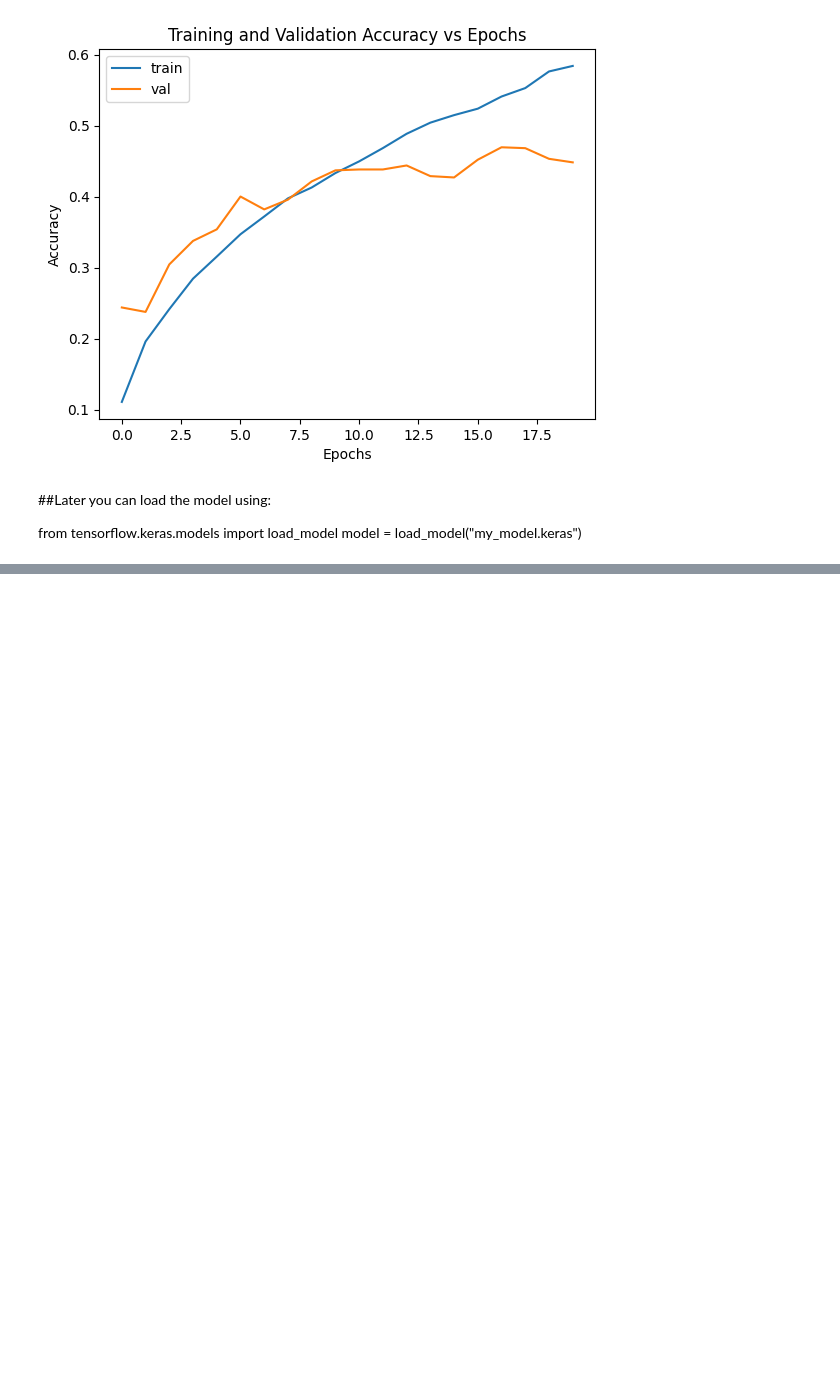
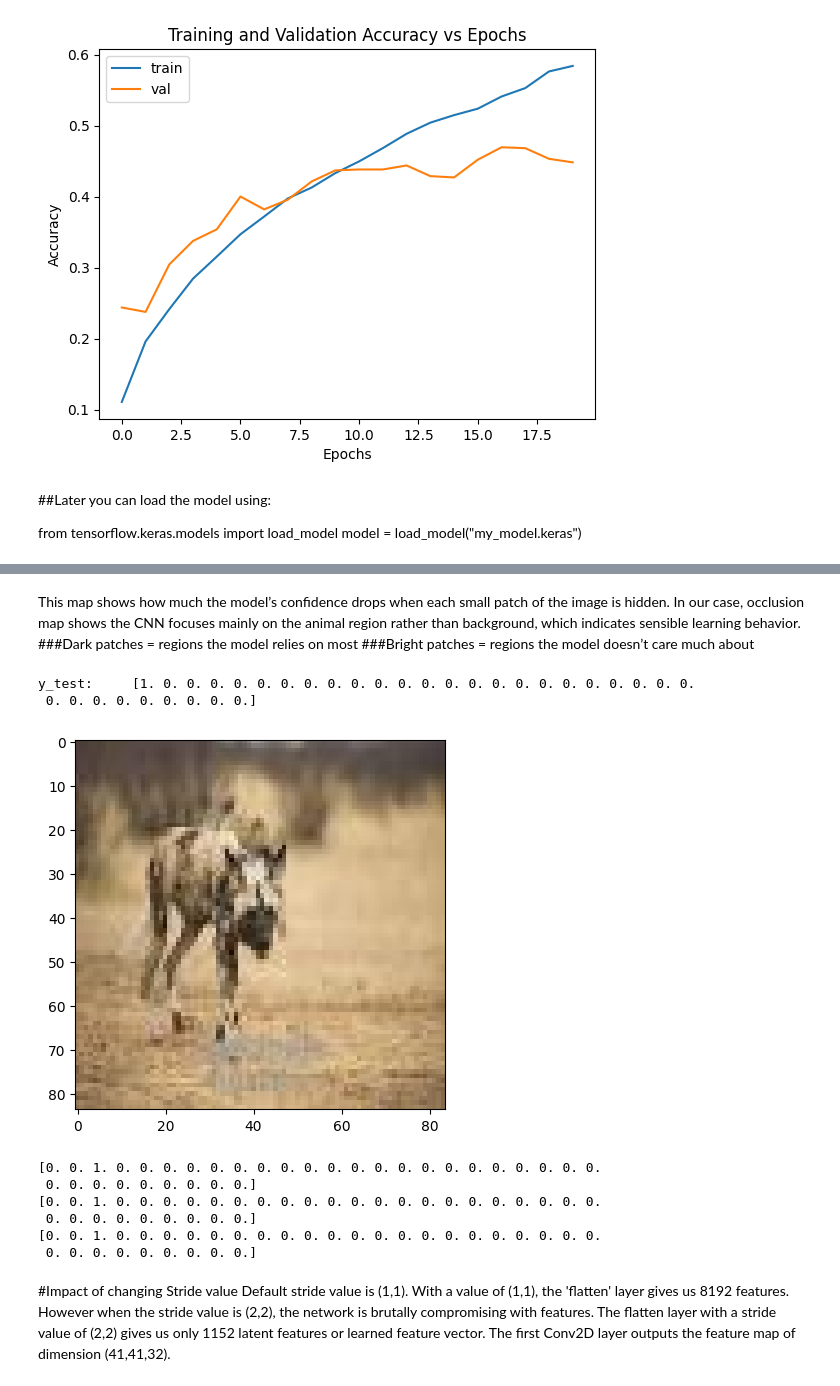
Before and after one commit to ranjan1975/IIT-Delhi-AI-ML-Course, a Jupyter notebook: Sharma_Ranjan_Module4Prpoject.ipynb, the cells around one changed output, grey strips where cells are left out. Cells and saved outputs as stored; diff of their text form; code cells hidden in the pictures; blank space fills up the shorter version.

```diff
--- a/Sharma_Ranjan_Module4Prpoject.ipynb
+++ b/Sharma_Ranjan_Module4Prpoject.ipynb
@@ -275,0 +405,31 @@ model = load_model("my_model.keras")
+# %% [markdown]
+This map shows how much the model’s confidence drops when each small patch of the image is hidden.
+In our case, occlusion map shows the CNN focuses mainly on the animal region rather than background, which indicates sensible learning behavior.
+###Dark patches = regions the model relies on most
+###Bright patches = regions the model doesn’t care much about
+# %%
+plt.imshow(x_test[13])
+print('y_test:    ',y_test[13])
+#idx_to_class[1]
+# %% [output]
+y_test:     [1. 0. 0. 0. 0. 0. 0. 0. 0. 0. 0. 0. 0. 0. 0. 0. 0. 0. 0. 0. 0. 0. 0. 0.
+ 0. 0. 0. 0. 0. 0. 0. 0. 0.]
+[figure, added]
+# %%
+print(y_test[0])
+print(y_test[5])
+print(y_test[20])
+# %% [output]
+[0. 0. 1. 0. 0. 0. 0. 0. 0. 0. 0. 0. 0. 0. 0. 0. 0. 0. 0. 0. 0. 0. 0. 0.
+ 0. 0. 0. 0. 0. 0. 0. 0. 0.]
+[0. 0. 1. 0. 0. 0. 0. 0. 0. 0. 0. 0. 0. 0. 0. 0. 0. 0. 0. 0. 0. 0. 0. 0.
+ 0. 0. 0. 0. 0. 0. 0. 0. 0.]
+[0. 0. 1. 0. 0. 0. 0. 0. 0. 0. 0. 0. 0. 0. 0. 0. 0. 0. 0. 0. 0. 0. 0. 0.
+ 0. 0. 0. 0. 0. 0. 0. 0. 0.]
+# %% [markdown]
+#Impact of changing Stride value
+Default stride value is (1,1). With a value of (1,1), the 'flatten' layer gives us 8192 features.
+However when the stride value is (2,2), the network is brutally compromising with features.
+The flatten layer with a stride value of (2,2) gives us only 1152 latent features or
+learned feature vector. The first Conv2D layer outputs the feature map of dimension
+(41,41,32).
```
Also changed, not shown: parts of 20 cells of this notebook.
